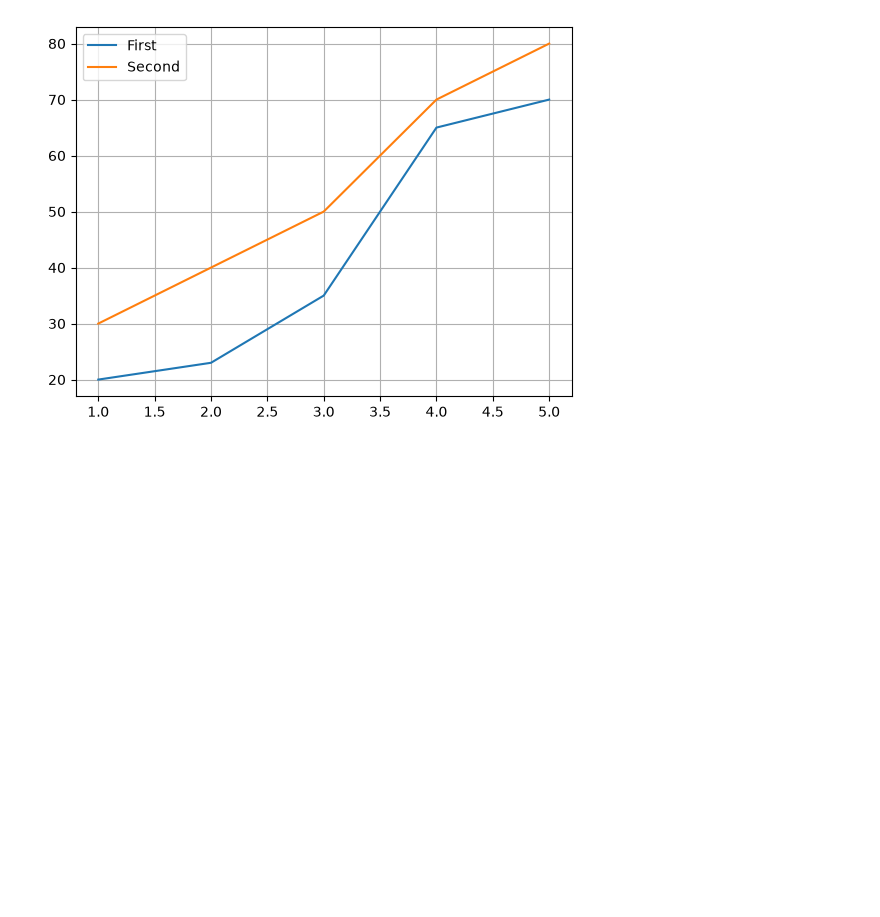
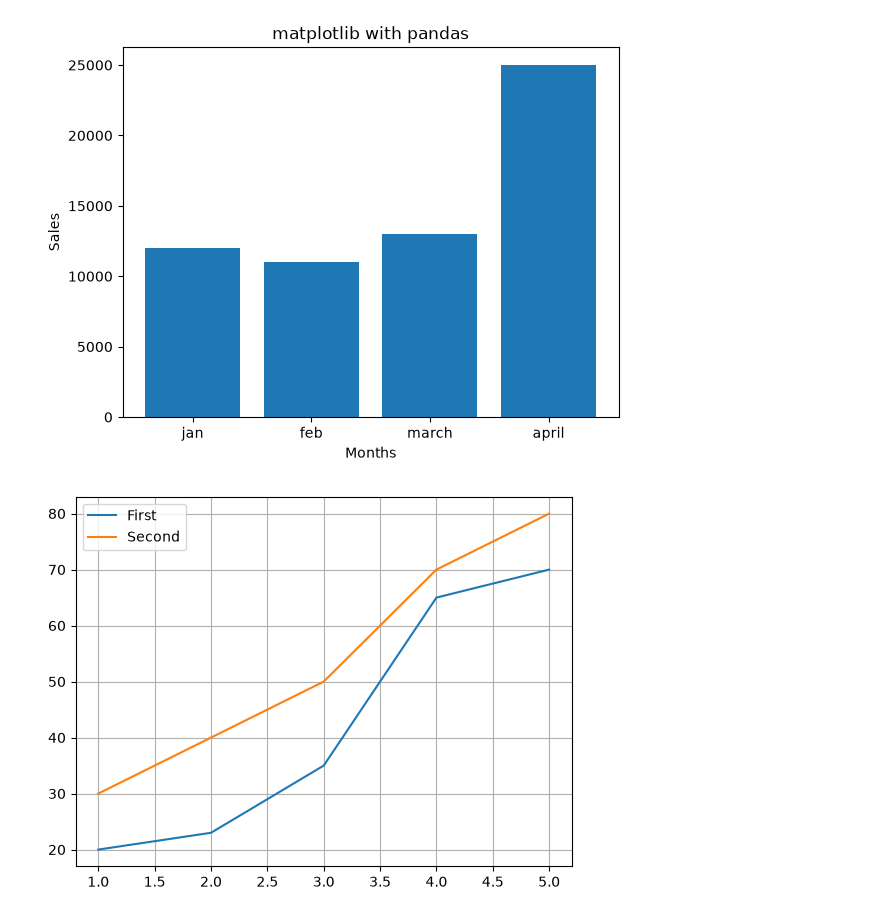
Before and after one commit to Harshil-Lakhani/DA-with-python, a Jupyter notebook: DA_with_py/matplotlib_prac2.ipynb, the cells around one changed output. Saved outputs shown, nothing was run; the diff lists cells and outputs as text; code cells hidden in the pictures; blank space fills up the shorter version.

```diff
--- a/DA_with_py/matplotlib_prac2.ipynb
+++ b/DA_with_py/matplotlib_prac2.ipynb
@@ -1,3 +26,18 @@
+# %%
+import pandas as pd
+import matplotlib.pyplot as plt
+data={
+    'mon':['jan','feb','march','april'],
+    'sales':[12000,11000,13000,25000]
+}
+df=pd.DataFrame(data)
+plt.bar(df['mon'],df['sales'])
+plt.title('Matplotlib with pandas')
+plt.xlabel('Months')
+plt.ylabel('Sales')
+plt.show()
+# %% [output]
+[figure, added]
 # %%
 import matplotlib.pyplot as plt
 x=[1,2,3,4,5]
```
Also changed, not shown: parts of 3 cells of this notebook.
